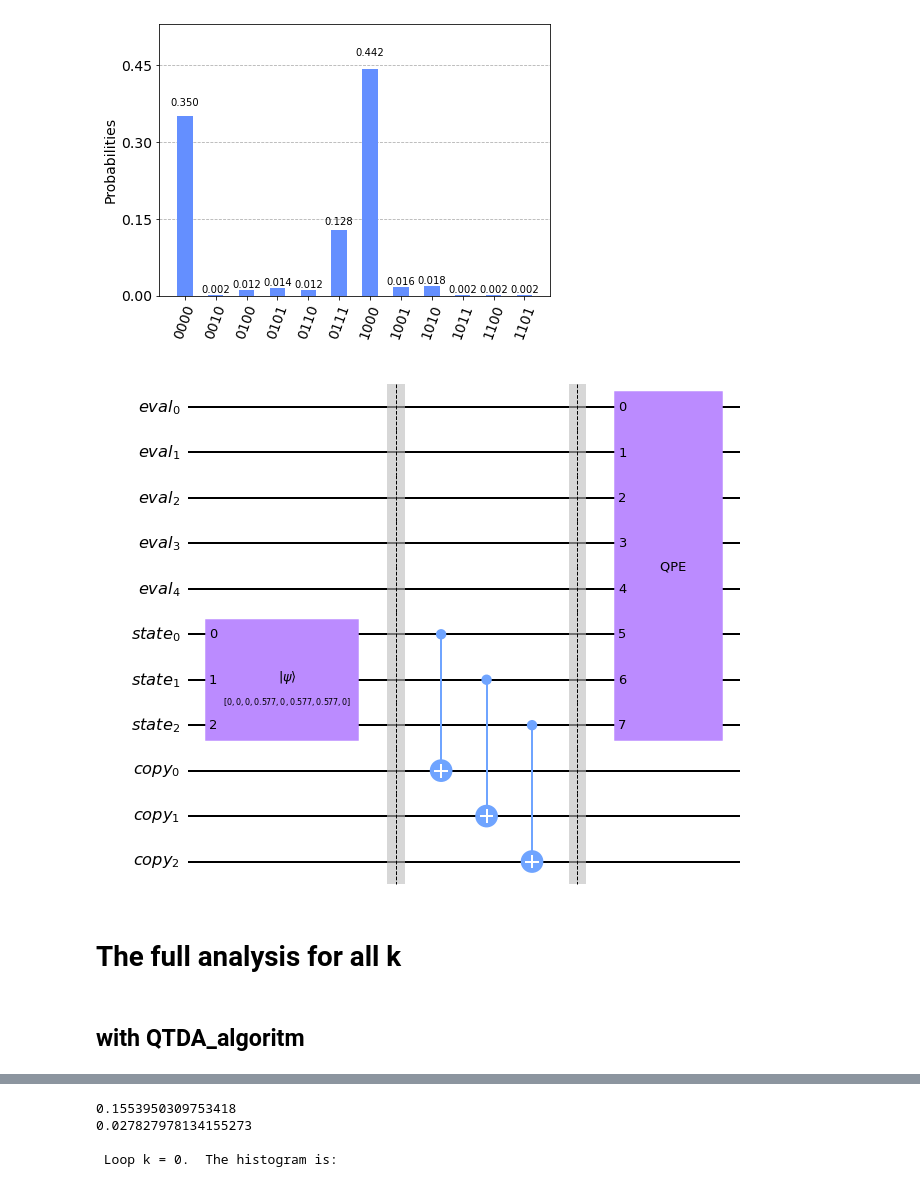
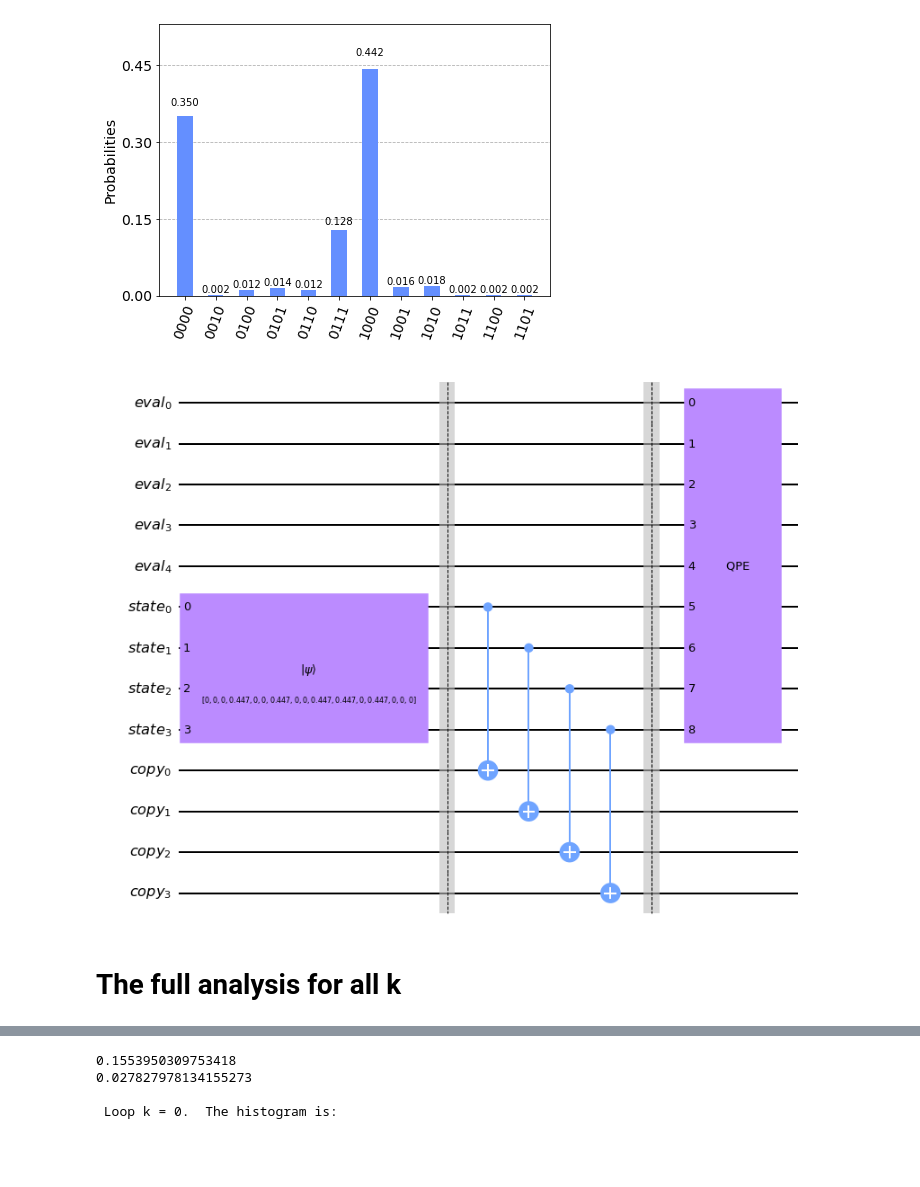
Before and after one commit to KathrinKoenig/QuantumTopologicalDataAnalysis, a Jupyter notebook: Code/QPE.ipynb, the cells around one changed output, grey strips where cells are left out. Cells and saved outputs as stored; diff of their text form; code cells hidden in the pictures; blank space fills up the shorter version.

```diff
--- a/Code/QPE.ipynb
+++ b/Code/QPE.ipynb
@@ -115,14 +115,23 @@ data = job.result().get_counts(qc)
 plot_histogram(data)
 # %% [output]
 [figure]
-# %%
-num_qubits = 5
-k = 1
-qc = qtda.QTDA_algorithm(num_qubits, k, state_dict)
-qc.draw('mpl')
-# %% [output]
-[figure, removed]
+# %%
+n_vertices = 4
+num_qubits = 5
+shots = 2000
+
+S0 = [(0,0,0,1),(0,0,1,0), (0,1,0,0),(1,0,0,0)]
+S1 = [(0,0,1,1),(0,1,1,0),(1,1,0,0),(1,0,0,1),(1,0,1,0)]
+S2 = []
+S2 = [(1,0,1,1)]
+S3 = []
+
+state_dict = {0: S0, 1: S1, 2: S2, 3: S3}
+
+k = 1
+qc = qtda.QTDA_algorithm(num_qubits, k, state_dict)
+qc.draw('mpl')
+# %% [output]
+[figure, added]
 # %% [markdown]
 # The full analysis for all k
-# %% [markdown]
-## with QTDA_algoritm
```
Also changed, not shown: parts of 7 cells of this notebook, 1 other file.
